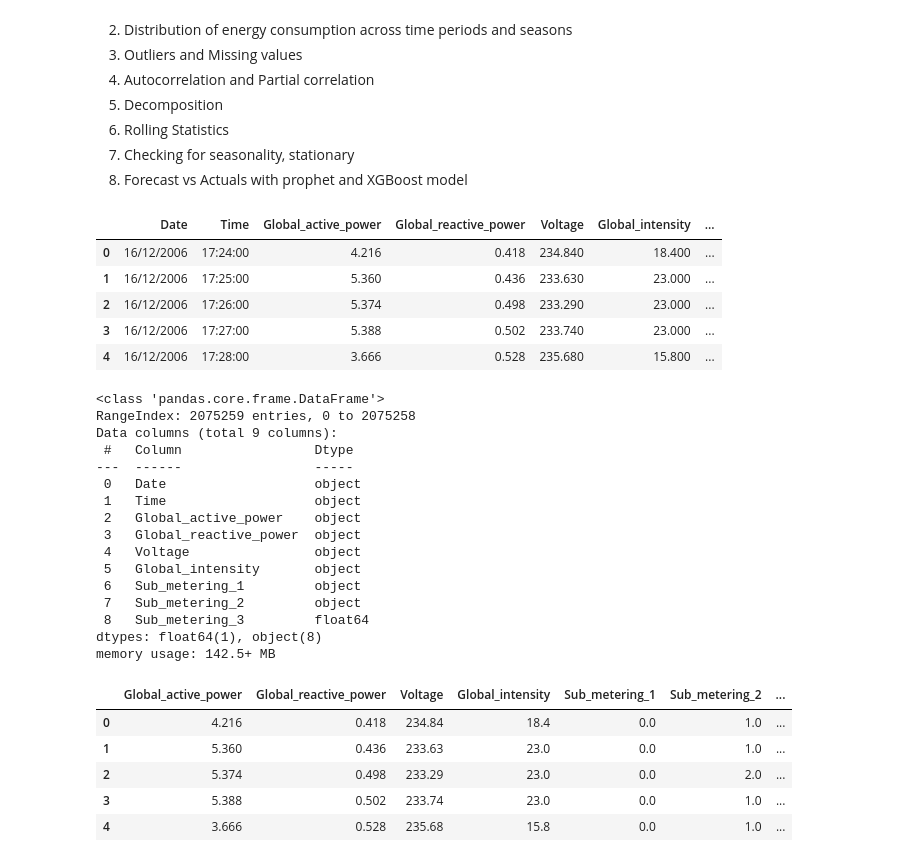
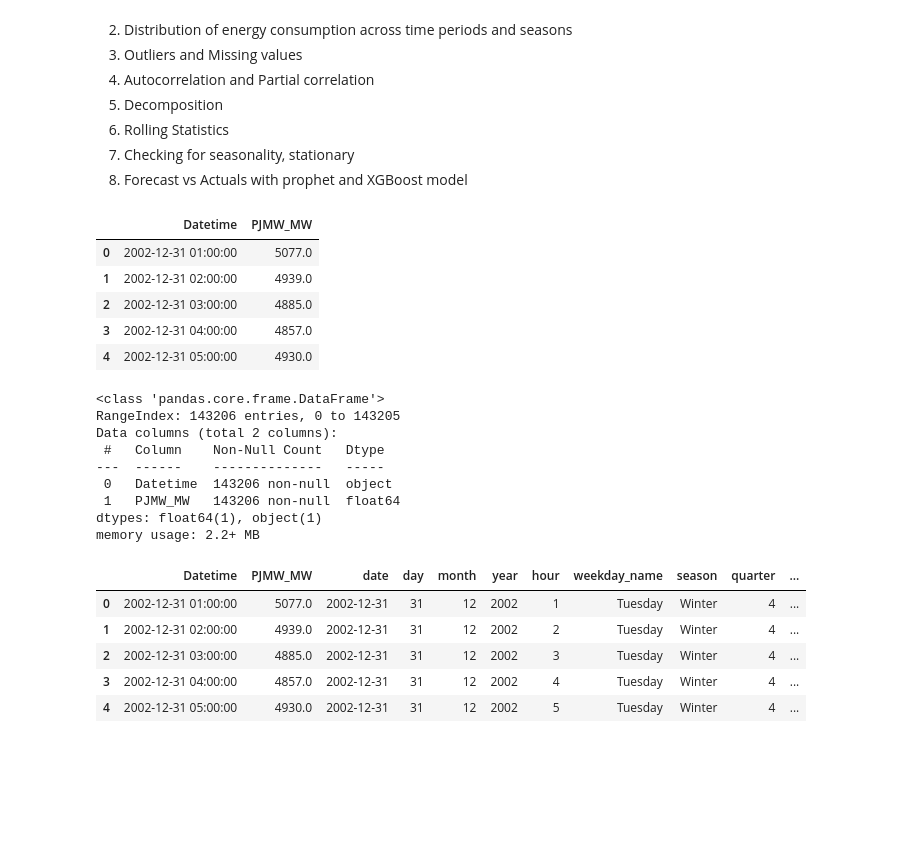
Before and after one commit to BenRoshan100/Power-Consumption-Forecasting, a Jupyter notebook: power_forecasting_eda.ipynb, the cells around one changed output. Cells and saved outputs as stored; diff of their text form; code cells hidden in the pictures; blank space fills up the shorter version.

```diff
--- a/power_forecasting_eda.ipynb
+++ b/power_forecasting_eda.ipynb
@@ -28,29 +30,22 @@ import seaborn as sns
 # %%
-power_forecasting=pd.read_csv('household_power_consumption.txt',sep=';')
+power_forecasting=pd.read_csv('PJMW_hourly.csv')
 power_forecasting.head()
 # %% [output]
-|  | Date | Time | Global_active_power | Global_reactive_power | Voltage | Global_intensity | ... |
-| 0 | 16/12/2006 | 17:24:00 | 4.216 | 0.418 | 234.840 | 18.400 | ... |
-| 1 | 16/12/2006 | 17:25:00 | 5.360 | 0.436 | 233.630 | 23.000 | ... |
-| 2 | 16/12/2006 | 17:26:00 | 5.374 | 0.498 | 233.290 | 23.000 | ... |
-| 3 | 16/12/2006 | 17:27:00 | 5.388 | 0.502 | 233.740 | 23.000 | ... |
-| 4 | 16/12/2006 | 17:28:00 | 3.666 | 0.528 | 235.680 | 15.800 | ... |
+|  | Datetime | PJMW_MW |
+| 0 | 2002-12-31 01:00:00 | 5077.0 |
+| 1 | 2002-12-31 02:00:00 | 4939.0 |
+| 2 | 2002-12-31 03:00:00 | 4885.0 |
+| 3 | 2002-12-31 04:00:00 | 4857.0 |
+| 4 | 2002-12-31 05:00:00 | 4930.0 |
 # %%
 power_forecasting.info()
 # %% [output]
 <class 'pandas.core.frame.DataFrame'>
-RangeIndex: 2075259 entries, 0 to 2075258
-Data columns (total 9 columns):
- #   Column                 Dtype
----  ------                 -----
- 0   Date                   object
- 1   Time                   object
- 2   Global_active_power    object
- 3   Global_reactive_power  object
- 4   Voltage                object
- 5   Global_intensity       object
- 6   Sub_metering_1         object
- 7   Sub_metering_2         object
- 8   Sub_metering_3         float64
-dtypes: float64(1), object(8)
-memory usage: 142.5+ MB
+RangeIndex: 143206 entries, 0 to 143205
+Data columns (total 2 columns):
+ #   Column    Non-Null Count   Dtype
+---  ------    --------------   -----
+ 0   Datetime  143206 non-null  object
+ 1   PJMW_MW   143206 non-null  float64
+dtypes: float64(1), object(1)
+memory usage: 2.2+ MB
@@ -67,23 +52,34 @@ for column in columns_to_convert:
 # %%
-power_forecasting['Datetime']=pd.to_datetime(power_forecasting['Date'] + ' ' + power_forecasting['Time'],format='%d/%m/%Y %H:%M:%S')
+power_forecasting['Datetime'] = pd.to_datetime(power_forecasting['Datetime'], format='%Y-%m-%d %H:%M:%S')
 
-power_forecasting.drop(columns=['Date','Time'],inplace=True)
+def get_season(month):
+    if month in [12, 1, 2]:
+        return 'Winter'
+    elif month in [3, 4, 5]:
+        return 'Spring'
+    elif month in [6, 7, 8]:
+        return 'Summer'
+    elif month in [9, 10, 11]:
+        return 'Fall'
+
+
 power_forecasting['date']=power_forecasting['Datetime'].dt.date
 power_forecasting['day']=power_forecasting['Datetime'].dt.day
 power_forecasting['month']=power_forecasting['Datetime'].dt.month
 power_forecasting['year']=power_forecasting['Datetime'].dt.year
 power_forecasting['hour']=power_forecasting['Datetime'].dt.hour
-power_forecasting['minute']=power_forecasting['Datetime'].dt.minute
-power_forecasting['second']=power_forecasting['Datetime'].dt.second
 power_forecasting['weekday_name']=power_forecasting['Datetime'].dt.day_name()
-
+power_forecasting['season'] = power_forecasting['month'].apply(get_season)
+power_forecasting['quarter'] = power_forecasting['Datetime'].dt.quarter
+power_forecasting['week_of_year'] = power_forecasting['Datetime'].dt.isocalendar().week
+power_forecasting['day_of_year'] = power_forecasting['Datetime'].dt.dayofyear
 power_forecasting['week_type']=power_forecasting['Datetime'].dt.weekday.apply(lambda x:'Weekend' if x>=5 else 'Weekday')
 power_forecasting.head()
 # %% [output]
-|  | Global_active_power | Global_reactive_power | Voltage | Global_intensity | Sub_metering_1 | Sub_metering_2 | ... |
-| 0 | 4.216 | 0.418 | 234.84 | 18.4 | 0.0 | 1.0 | ... |
-| 1 | 5.360 | 0.436 | 233.63 | 23.0 | 0.0 | 1.0 | ... |
-| 2 | 5.374 | 0.498 | 233.29 | 23.0 | 0.0 | 2.0 | ... |
-| 3 | 5.388 | 0.502 | 233.74 | 23.0 | 0.0 | 1.0 | ... |
-| 4 | 3.666 | 0.528 | 235.68 | 15.8 | 0.0 | 1.0 | ... |
+|  | Datetime | PJMW_MW | date | day | month | year | hour | weekday_name | season | quarter | ... |
+| 0 | 2002-12-31 01:00:00 | 5077.0 | 2002-12-31 | 31 | 12 | 2002 | 1 | Tuesday | Winter | 4 | ... |
+| 1 | 2002-12-31 02:00:00 | 4939.0 | 2002-12-31 | 31 | 12 | 2002 | 2 | Tuesday | Winter | 4 | ... |
+| 2 | 2002-12-31 03:00:00 | 4885.0 | 2002-12-31 | 31 | 12 | 2002 | 3 | Tuesday | Winter | 4 | ... |
+| 3 | 2002-12-31 04:00:00 | 4857.0 | 2002-12-31 | 31 | 12 | 2002 | 4 | Tuesday | Winter | 4 | ... |
+| 4 | 2002-12-31 05:00:00 | 4930.0 | 2002-12-31 | 31 | 12 | 2002 | 5 | Tuesday | Winter | 4 | ... |
 # %%
```
Also changed, not shown: parts of 6 cells of this notebook.
